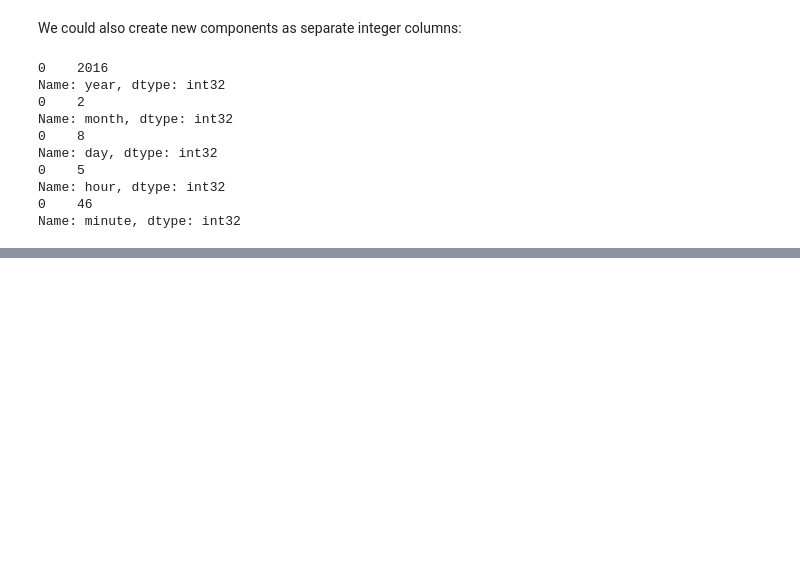
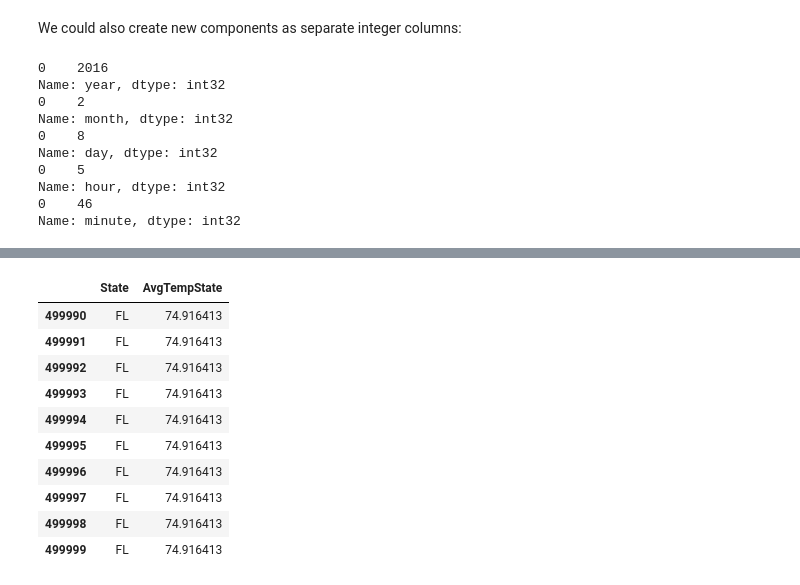
Before and after one commit to casarude/feature-engineering, a Jupyter notebook: Feature Engineering - Creating Features.ipynb, the cells around one changed output, grey strips where cells are left out. Cells and saved outputs as stored; diff of their text form; code cells hidden in the pictures; blank space fills up the shorter version.

```diff
--- a/Feature Engineering - Creating Features.ipynb
+++ b/Feature Engineering - Creating Features.ipynb
@@ -257,0 +314,28 @@ Name: minute, dtype: int32
+# %%
+# Create splits
+df_train = accidents.sample(frac=0.5)
+df_valid = accidents.drop(df_train.index)
+
+# Create the average claim amount by coverage type, on the training set
+df_train["AvgTempState"] = df_train.groupby("State")["Temperature(F)"].transform("mean")
+
+# Merge the values into the validation set
+df_valid = df_valid.merge(
+    df_train[["State", "AvgTempState"]].drop_duplicates(),
+    on="State",
+    how="left",
+)
+
+df_valid[["State", "AvgTempState"]].tail(10)
+# %% [output]
+|  | State | AvgTempState |
+| 499990 | FL | 74.916413 |
+| 499991 | FL | 74.916413 |
+| 499992 | FL | 74.916413 |
+| 499993 | FL | 74.916413 |
+| 499994 | FL | 74.916413 |
+| 499995 | FL | 74.916413 |
+| 499996 | FL | 74.916413 |
+| 499997 | FL | 74.916413 |
+| 499998 | FL | 74.916413 |
+| 499999 | FL | 74.916413 |
```
Also changed, not shown: parts of 10 cells of this notebook.
